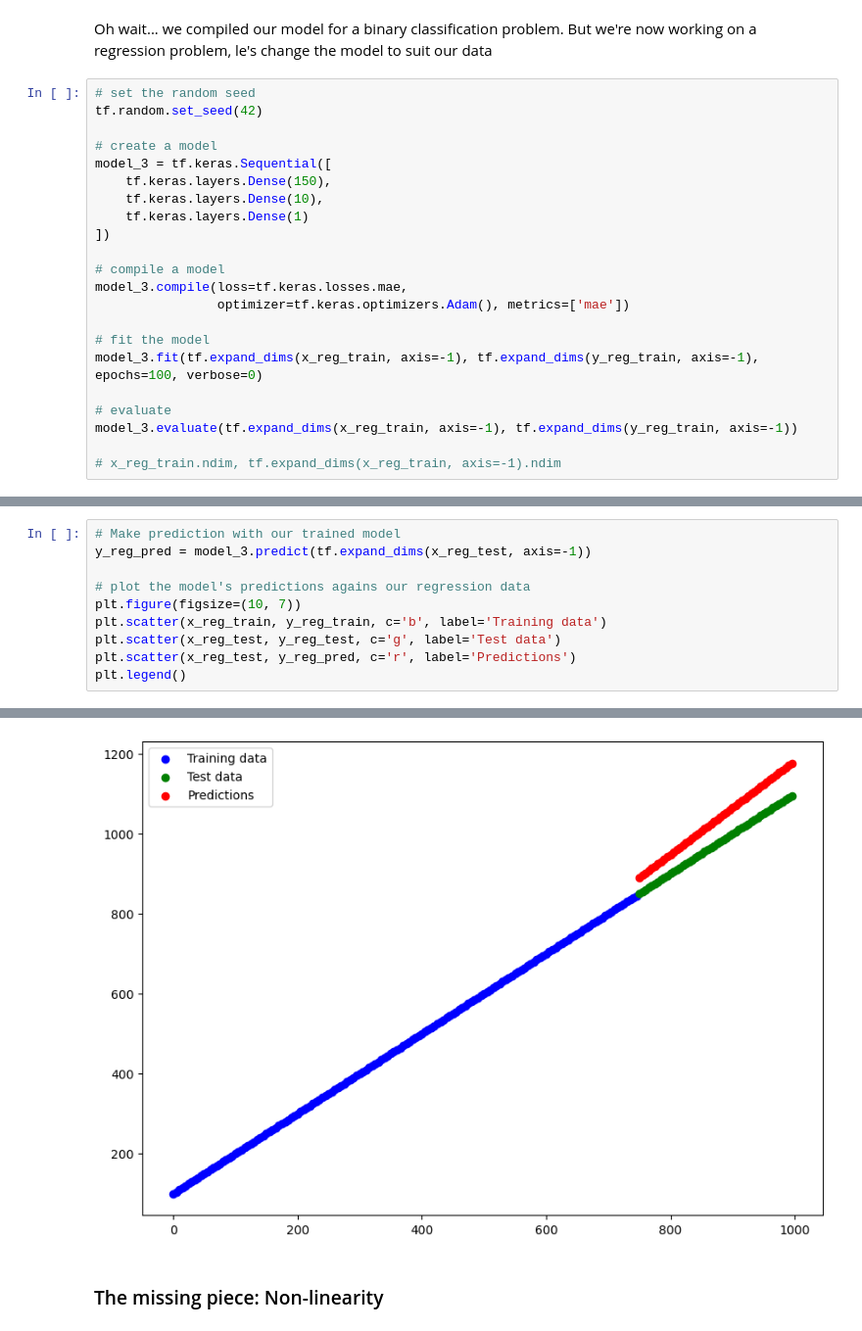
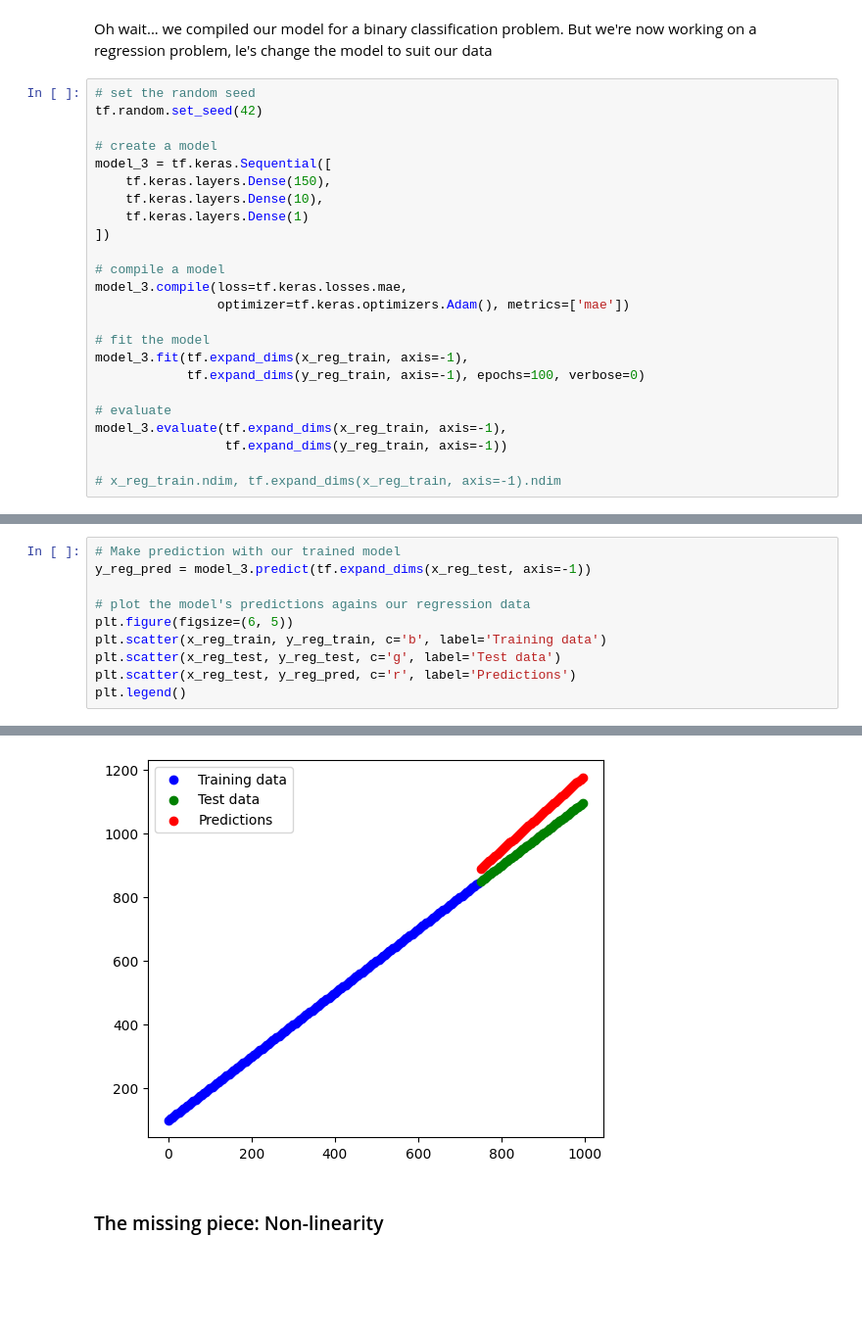
Before and after one commit to RobertoRosa7/curso-tensorflow, a Jupyter notebook: tensorflow_zero_to_master/neural_network_classification.ipynb, the cells around one changed output, grey strips where cells are left out. Shown at 98% size. Cells and saved outputs as stored; diff of their text form; blank space fills up the shorter version.

```diff
--- a/tensorflow_zero_to_master/neural_network_classification.ipynb
+++ b/tensorflow_zero_to_master/neural_network_classification.ipynb
@@ -268,10 +243,12 @@ model_3.compile(loss=tf.keras.losses.mae,
                 optimizer=tf.keras.optimizers.Adam(), metrics=['mae'])
 
 # fit the model
-model_3.fit(tf.expand_dims(x_reg_train, axis=-1), tf.expand_dims(y_reg_train, axis=-1), epochs=100, verbose=0)
+model_3.fit(tf.expand_dims(x_reg_train, axis=-1),
+            tf.expand_dims(y_reg_train, axis=-1), epochs=100, verbose=0)
 
 # evaluate
-model_3.evaluate(tf.expand_dims(x_reg_train, axis=-1), tf.expand_dims(y_reg_train, axis=-1))
+model_3.evaluate(tf.expand_dims(x_reg_train, axis=-1),
+                 tf.expand_dims(y_reg_train, axis=-1))
 
 # x_reg_train.ndim, tf.expand_dims(x_reg_train, axis=-1).ndim
 # %% [output]
@@ -282,7 +259,7 @@ model_3.evaluate(tf.expand_dims(x_reg_train, axis=-1), tf.expand_dims(y_reg_trai
 y_reg_pred = model_3.predict(tf.expand_dims(x_reg_test, axis=-1))
 
 # plot the model's predictions agains our regression data
-plt.figure(figsize=(10, 7))
+plt.figure(figsize=(6, 5))
 plt.scatter(x_reg_train, y_reg_train, c='b', label='Training data')
 plt.scatter(x_reg_test, y_reg_test, c='g', label='Test data')
 plt.scatter(x_reg_test, y_reg_pred, c='r', label='Predictions')
@@ -292,4 +269,4 @@ plt.legend()
 <matplotlib.legend.Legend at 0x...>
-[figure, old version]
+[figure, new version]
 # %% [markdown]
 ### The missing piece: Non-linearity
```
Also changed, not shown: parts of 73 cells of this notebook.
